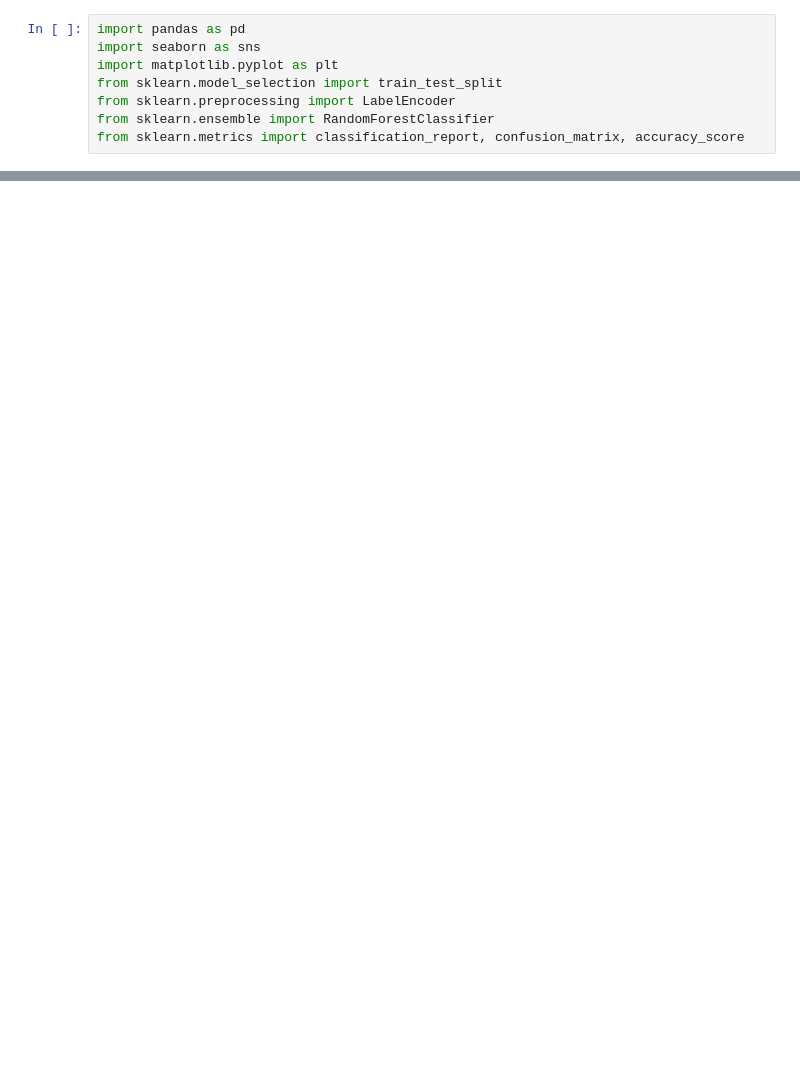
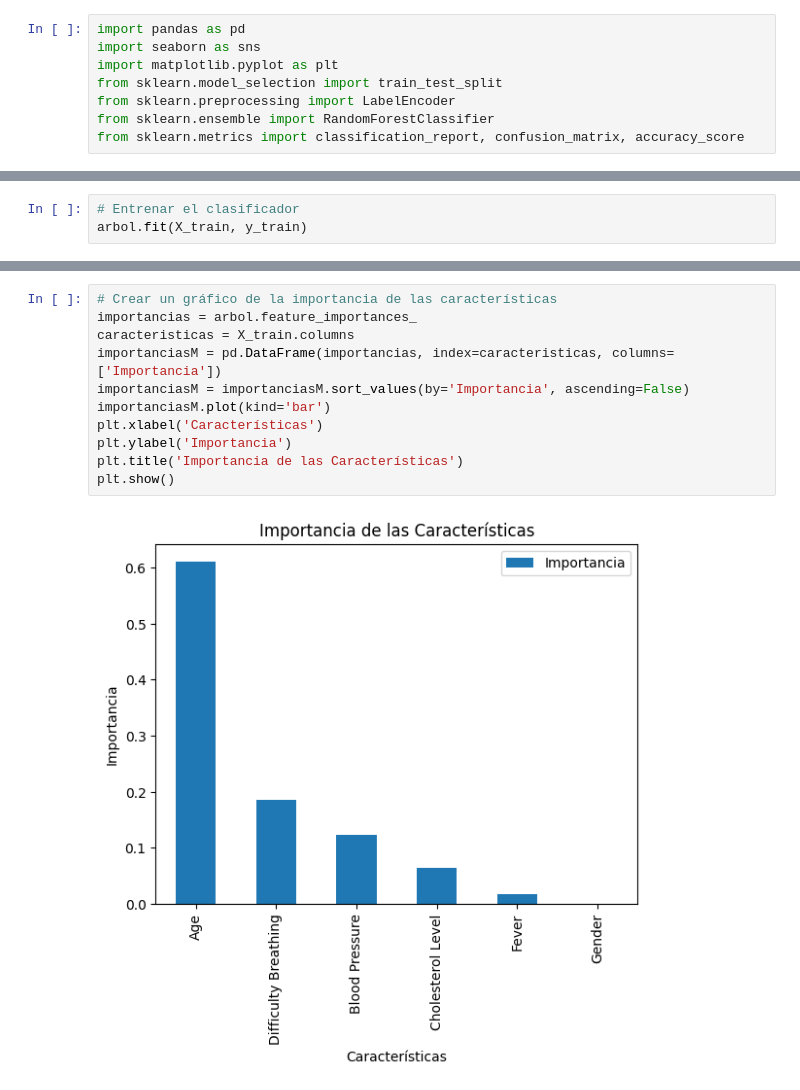
Before and after one commit to caroSeminario23/pulsera_inteligente, a Jupyter notebook: IA/modelo2.ipynb, the cells around one changed output, grey strips where cells are left out. Cells and saved outputs as stored; diff of their text form; blank space fills up the shorter version.

```diff
--- a/IA/modelo2.ipynb
+++ b/IA/modelo2.ipynb
@@ -30,0 +176,3 @@ data2
+# %%
+# Entrenar el clasificador
+arbol.fit(X_train, y_train)
@@ -30,0 +219,13 @@ data2
+# %%
+# Crear un gráfico de la importancia de las características
+importancias = arbol.feature_importances_
+caracteristicas = X_train.columns
+importanciasM = pd.DataFrame(importancias, index=caracteristicas, columns=['Importancia'])
+importanciasM = importanciasM.sort_values(by='Importancia', ascending=False)
+importanciasM.plot(kind='bar')
+plt.xlabel('Características')
+plt.ylabel('Importancia')
+plt.title('Importancia de las Características')
+plt.show()
+# %% [output]
+[figure, added]
```
Also changed, not shown: parts of 25 cells of this notebook, 6 other files.
